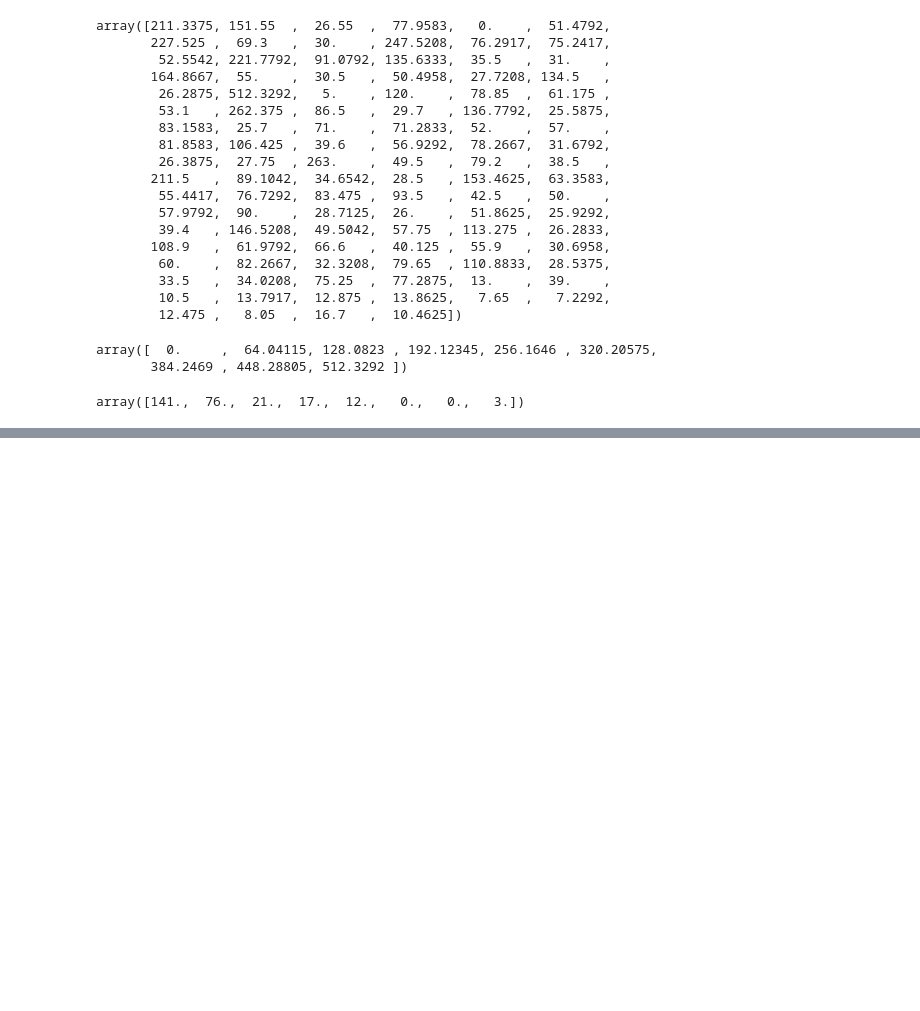
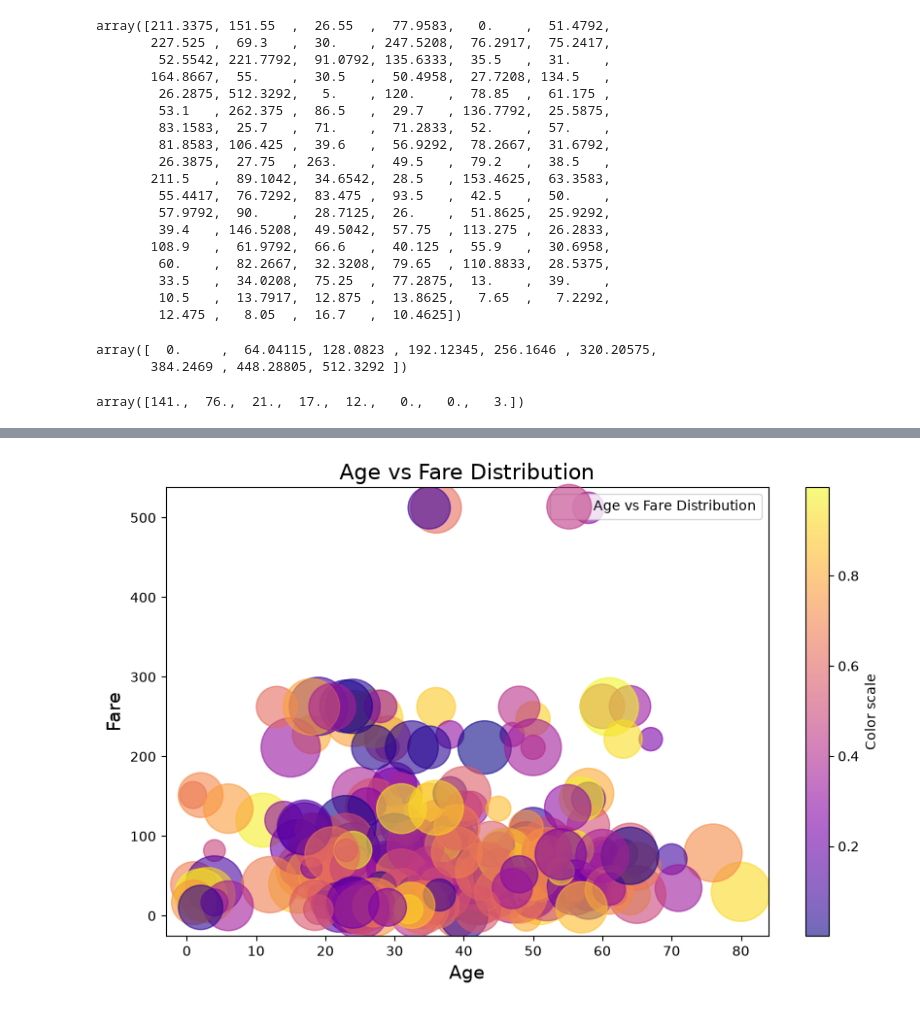
Before and after one commit to Ashuu189/python-libraries-pro, a Jupyter notebook: PracticeSheet/complete-matplotlib-sheet.ipynb, the cells around one changed output, grey strips where cells are left out. Saved outputs shown, nothing was run; the diff lists cells and outputs as text; code cells hidden in the pictures; blank space fills up the shorter version.

```diff
--- a/PracticeSheet/complete-matplotlib-sheet.ipynb
+++ b/PracticeSheet/complete-matplotlib-sheet.ipynb
@@ -702,0 +727,11 @@ array([141.,  76.,  21.,  17.,  12.,   0.,   0.,   3.])
+# %%
+plt.figure(figsize=(10,6))
+plt.scatter(titanic['age'], titanic['fare'], c=np.random.rand(270), cmap='plasma', s=20* np.random.randint(10, 100, 270), alpha=0.6,label='Age vs Fare Distribution')
+plt.colorbar(label='Color scale')
+plt.xlabel('Age', fontsize=14)
+plt.ylabel('Fare', fontsize=14)
+plt.title('Age vs Fare Distribution', fontsize=16)
+plt.legend(loc='upper right')
+plt.show()
+# %% [output]
+[figure, added]
```
Also changed, not shown: parts of 6 cells of this notebook.
